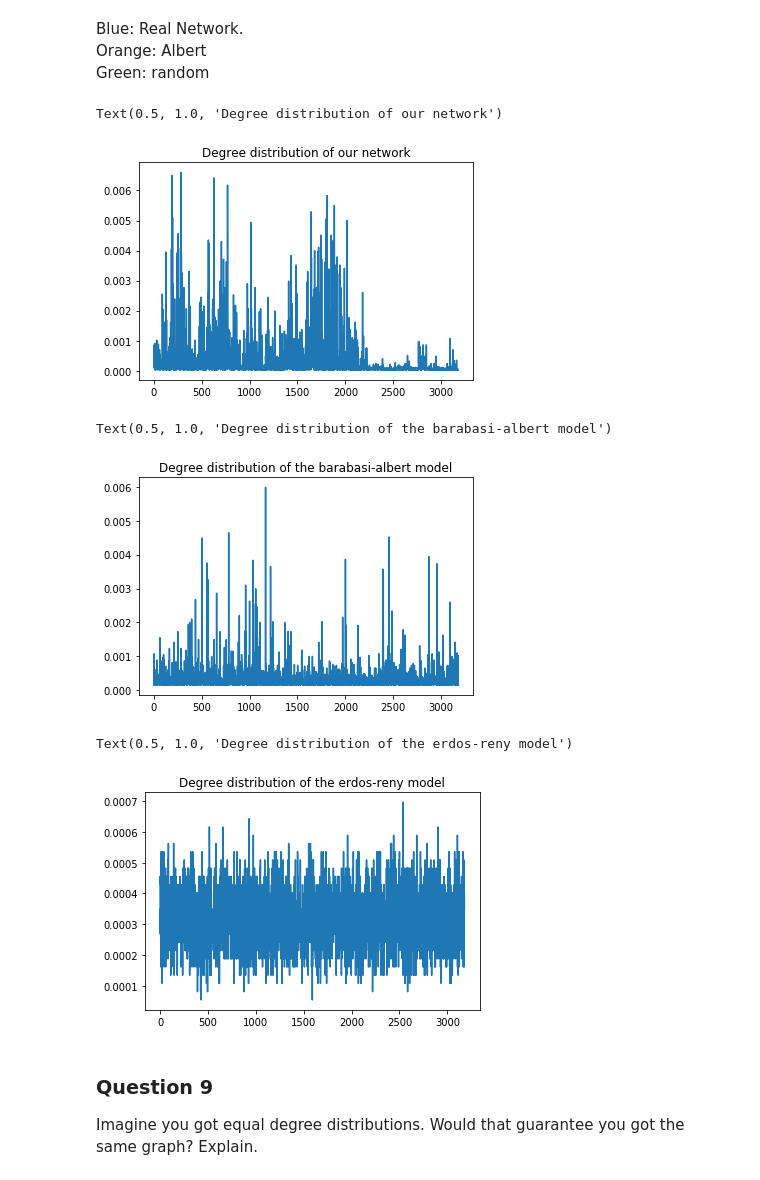
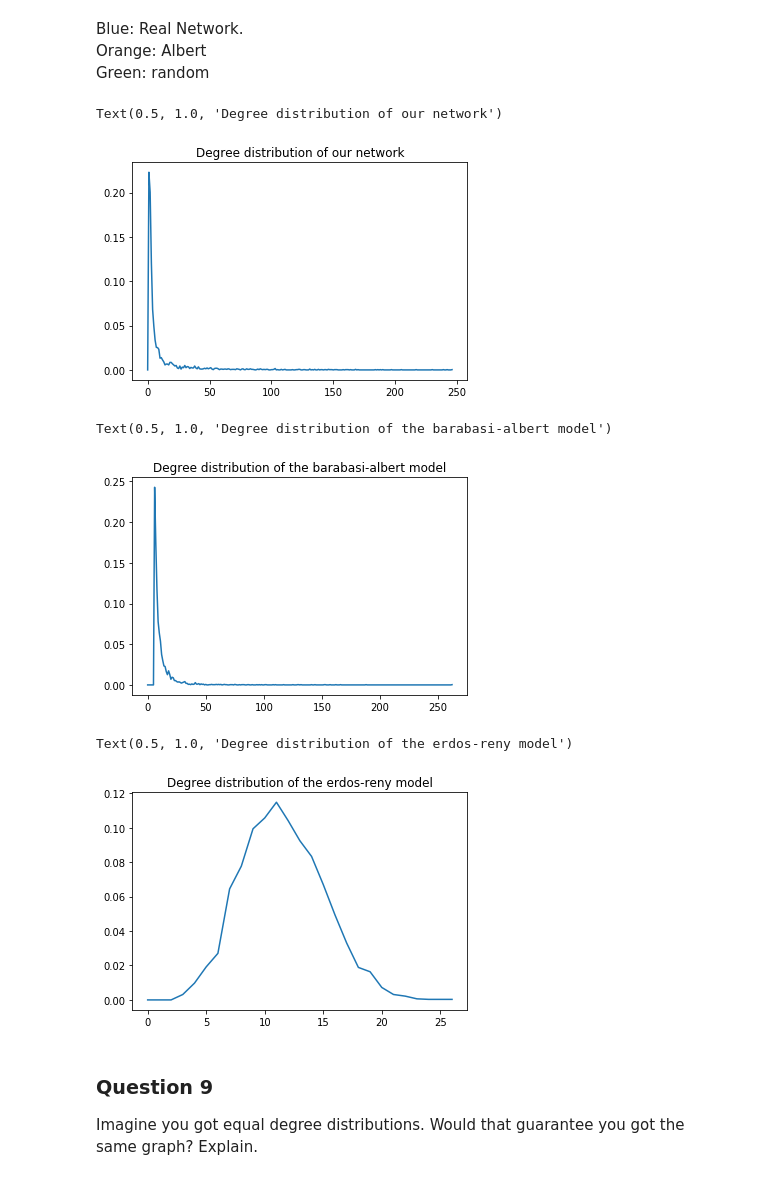
Before and after one commit to dsalathe/group_ntds, a Jupyter notebook: 2_network_models.ipynb, the cells around one changed output. Saved outputs shown, nothing was run; the diff lists cells and outputs as text; code cells hidden in the pictures.

```diff
--- a/2_network_models.ipynb
+++ b/2_network_models.ipynb
@@ -399,23 +399,23 @@ Blue: Real Network. <br/>
 Orange: Albert <br/>
 Green: random <br/>
 # %%
-plt.plot(our_freq_histo)
+plt.plot(our_dist)
 plt.title("Degree distribution of our network")
 # %% [output]
 Text(0.5, 1.0, 'Degree distribution of our network')
-[figure, old version]
+[figure, new version]
 # %%
-plt.plot(ba_freq_histo)
+plt.plot(ba_dist)
 plt.title("Degree distribution of the barabasi-albert model")
 # %% [output]
 Text(0.5, 1.0, 'Degree distribution of the barabasi-albert model')
-[figure, old version]
+[figure, new version]
 # %%
-plt.plot(er_freq_histo)
+plt.plot(er_dist)
 plt.title("Degree distribution of the erdos-reny model")
 # %% [output]
 Text(0.5, 1.0, 'Degree distribution of the erdos-reny model')
-[figure, old version]
+[figure, new version]
 # %% [markdown]
 ### Question 9
 
```
Also changed, not shown: parts of 13 cells of this notebook.
